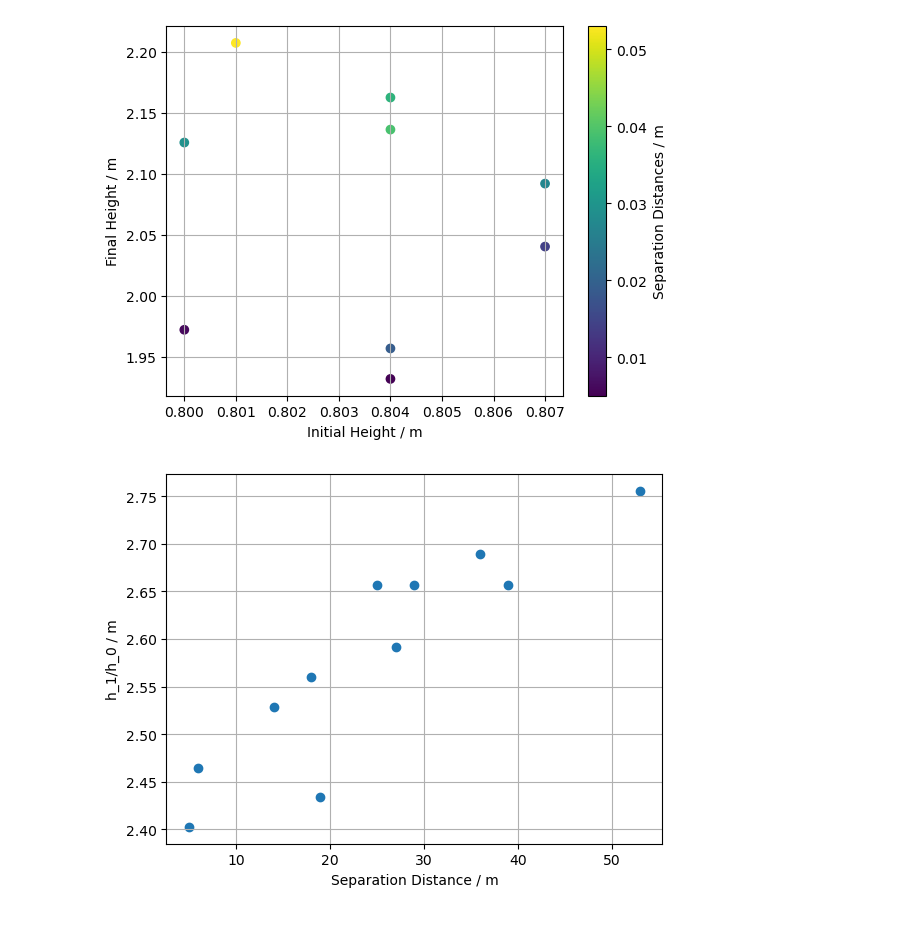
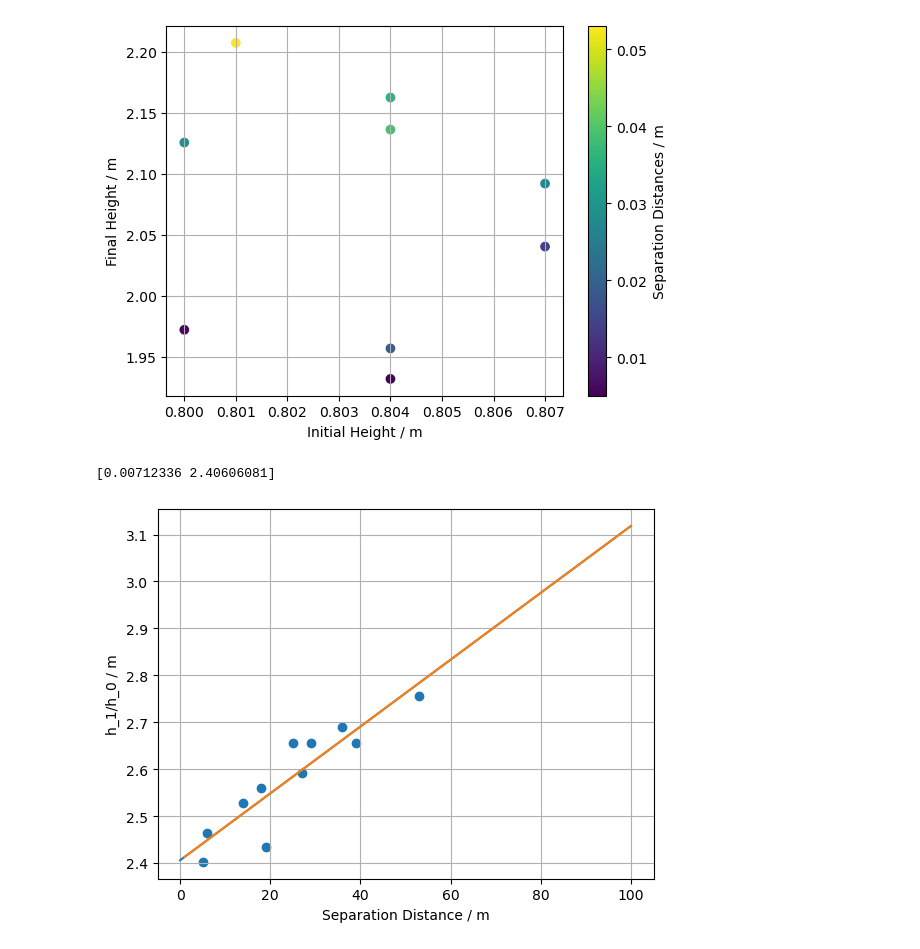
Before and after one commit to Aaryan-Varshney/practical-project-25, a Jupyter notebook: focused_3d.ipynb, the cells around one changed output. Cells and saved outputs as stored; diff of their text form; code cells hidden in the pictures.

Commit message:
graphs decided

```diff
--- a/focused_3d.ipynb
+++ b/focused_3d.ipynb
@@ -41,26 +42,40 @@ plt.show()
 # %%
 initial_heights = np.array([
 0.804, 0.807, 0.8, 0.8, 0.801, 0.673, 0.804, 0.804, 0.807, 0.415, 0.804
 ])
 
 final_heights = np.array([
 1.9566144, 2.0401767, 1.97192, 2.12552, 2.2072356, 1.72288, 2.1624384, 2.1361476, 2.0918247, 1.1026135, 1.93161
 ])
 
 percentage_increase_in_height = (final_heights / initial_heights)
 
 separation_distances = np.array([
 19, 14, 6, 29, 53, 18, 36, 39, 27, 25, 5
 ])
 
 x = separation_distances
 y = percentage_increase_in_height
 
+y_filtered = y[x != 0.019]
+x_filtered = x[x != 0.019]
+
+coefficients = np.polyfit(x_filtered, y_filtered, 1)
+slope, intercept = coefficients
+print(coefficients)
+
+# Generate trendline values
+trendline_x = np.linspace(xlims, 100)
+trendline_y = slope * trendline_x + intercept
+
+plt.plot(trendline_x, trendline_y)
+
 plt.scatter(x, y)
 plt.xlabel('Separation Distance / m')
 plt.ylabel('h_1/h_0 / m')
 plt.grid(True)
 
 plt.show()
 # %% [output]
+[0.00712336 2.40606081]
-[figure, old version]
+[figure, new version]
```
Also changed, not shown: parts of 2 cells of this notebook, 3 other files.
